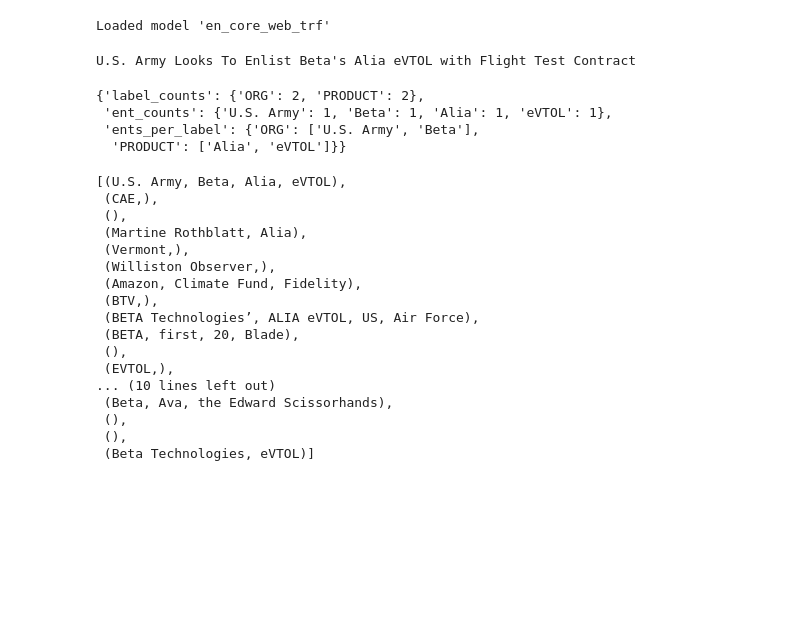
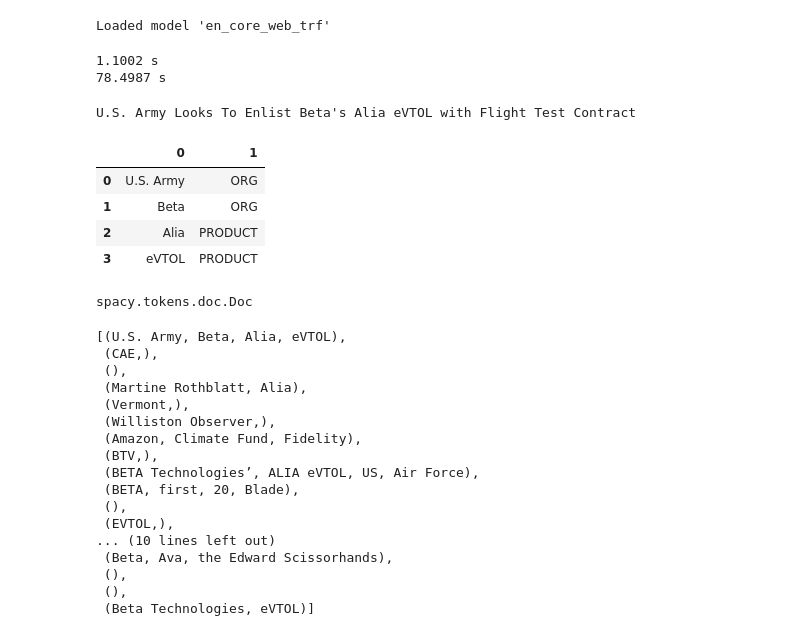
Before and after one commit to t-flora/news-ml, a Jupyter notebook: ner/ner-custom.ipynb, the cells around one changed output. Saved outputs shown, nothing was run; the diff lists cells and outputs as text; code cells hidden in the pictures; blank space fills up the shorter version.

```diff
--- a/ner/ner-custom.ipynb
+++ b/ner/ner-custom.ipynb
@@ -66,32 +76,78 @@ b_docs = list(nlp.pipe(bodies))
+# %%
+def timer(f):
+    def wrapper(*args, **kwargs):
+        s = time()
+        res = f(*args, **kwargs)
+        print(f"{(time() - s):.4f} s")
+        return res
+    return wrapper
+
+# Process texts as a stream, much faster than calling
+# nlp() on each text
+
+@timer
+def process(corpus):
+    return list(nlp.pipe(corpus))
+
+t_docs = process(titles)
+b_docs = process(bodies) # Processing article bodies takes about 35x longer than processing titles
+# %% [output]
+1.1002 s
+78.4987 s
 # %%
-def group_ents(doc, print_ = False):
+def group_ents(doc, print_ents = False, ent_data_as_df = True):
+    """Group entities by category and count labels and categories from `ents` attribute
+
+    Args:
+        doc (spacy.tokens.Doc.doc): Spacy document object for which to process entities
+        print_ents (bool, optional): Print out each entity along with start and end characters, label, and label
+        explanation. Defaults to False.
+
+    Returns:
+        dict: dictionary containing 4 dictionaries;
+            - 1 for the number of each label found in the document,
+            - 1 for the number of mentions of each uniquely identified entity,
+            - 1 with lists of entities belonging to each entity label
+            - 1 with text-label pairs
+    """
     if doc.ents:
-        d = {"label_counts" : {}, "ent_counts" : {}, "ents_per_label" : {}}
+        d = {"label_counts" : {}, "ent_counts" : {}, \
+            "ents_per_label" : {}, "ent_data" : []}
         for ent in doc.ents:
-            if print_:
+            if print_ents:
                 print("=================================================")
-                print(ent.text + " - " + str(ent.start_char) + " - " + str(ent.end_char) +\
-                    " - " + ent.label_ + " - " + spacy.explain(ent.label_))
+                print(f"Entity: {ent.text}\nStart char: {str(ent.start_char)}\nEnd char: {str(ent.end_char)}\
+                    \nLabel: {ent.label_}\nLabel explanation: {spacy.explain(ent.label_)}")
                 print("=================================================")
             d["label_counts"][ent.label_] = d["label_counts"].get(ent.label_, 0) + 1
             d["ent_counts"][ent.text] = d["ent_counts"].get(ent.text, 0) + 1
             if ent.label_ in d["ents_per_label"]:
                 d["ents_per_label"][ent.label_].append(ent.text)
             else:
                 d["ents_per_label"][ent.label_] = [ent.text]
+            d['ent_data'].append([ent.text, ent.label_])
+        if ent_data_as_df:
+            d['ent_data'] = pd.DataFrame(d['ent_data'])
             # d["ents_per_label"][ent.label_] = d["ents_per_label"].get(ent.label_, 0).append(ent.text)
         return d
     else:
-        print("No entities in doc")
+        print("No entities in doc object")
+        return
 
 print(t_docs[0])
-group_ents(t_docs[0])
+title_data = group_ents(t_docs[0], print_ents=False, ent_data_as_df=True)
+title_data['ent_data']
 # %% [output]
 U.S. Army Looks To Enlist Beta's Alia eVTOL with Flight Test Contract
-{'label_counts': {'ORG': 2, 'PRODUCT': 2},
- 'ent_counts': {'U.S. Army': 1, 'Beta': 1, 'Alia': 1, 'eVTOL': 1},
- 'ents_per_label': {'ORG': ['U.S. Army', 'Beta'],
-  'PRODUCT': ['Alia', 'eVTOL']}}
+|  | 0 | 1 |
+| 0 | U.S. Army | ORG |
+| 1 | Beta | ORG |
+| 2 | Alia | PRODUCT |
+| 3 | eVTOL | PRODUCT |
+# %%
+type(t_docs[0])
+# %% [output]
+spacy.tokens.doc.Doc
 # %%
 t_ent_lsts = [doc.ents for doc in t_docs]
 b_ent_lsts = [doc.ents for doc in b_docs]
```
Also changed, not shown: parts of 29 cells of this notebook, 9 other files.
